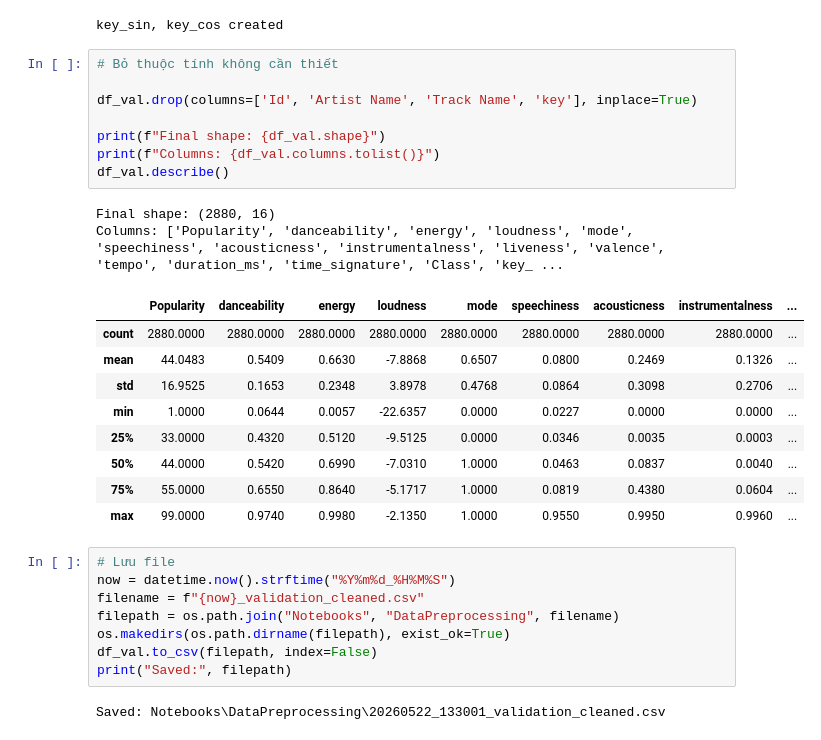
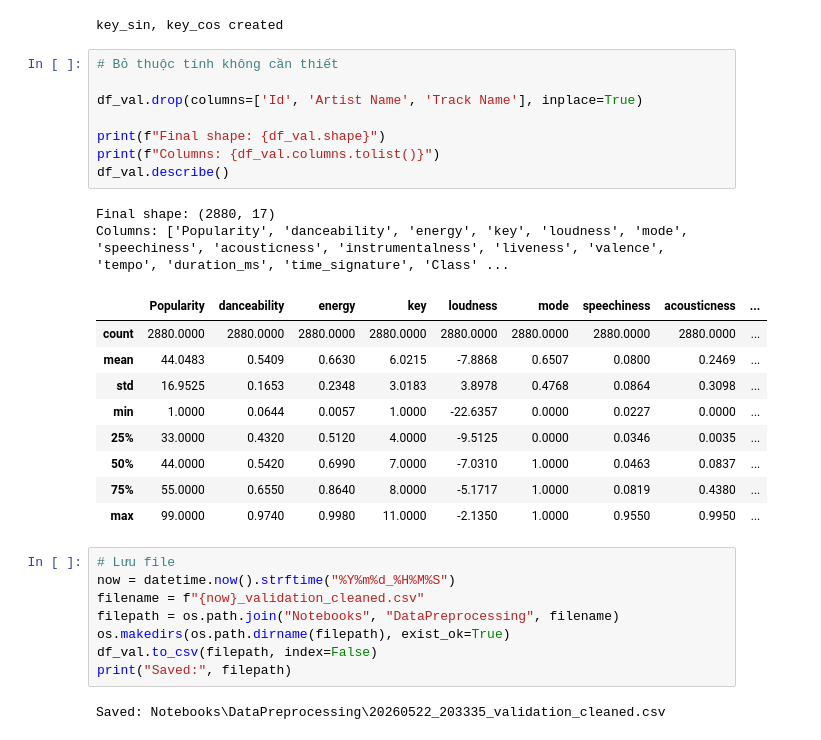
Before and after one commit to Dibenz204/Nhom07_SGU26_ML_MusicGenreClassification, a Jupyter notebook: datapreprocessing_validation.ipynb, the cells around one changed output. Saved outputs shown, nothing was run; the diff lists cells and outputs as text.

```diff
--- a/datapreprocessing_validation.ipynb
+++ b/datapreprocessing_validation.ipynb
@@ -179,23 +179,23 @@ key_sin, key_cos created
 # %%
 # Bỏ thuộc tính không cần thiết
 
-df_val.drop(columns=['Id', 'Artist Name', 'Track Name', 'key'], inplace=True)
+df_val.drop(columns=['Id', 'Artist Name', 'Track Name'], inplace=True)
 
 print(f"Final shape: {df_val.shape}")
 print(f"Columns: {df_val.columns.tolist()}")
 df_val.describe()
 # %% [output]
-Final shape: (2880, 16)
-Columns: ['Popularity', 'danceability', 'energy', 'loudness', 'mode', 'speechiness', 'acousticness', 'instrumentalness', 'liveness', 'valence', 'tempo', 'duration_ms', 'time_signature', 'Class', 'key_ ...
+Final shape: (2880, 17)
+Columns: ['Popularity', 'danceability', 'energy', 'key', 'loudness', 'mode', 'speechiness', 'acousticness', 'instrumentalness', 'liveness', 'valence', 'tempo', 'duration_ms', 'time_signature', 'Class' ...
-|  | Popularity | danceability | energy | loudness | mode | speechiness | acousticness | instrumentalness | ... |
+|  | Popularity | danceability | energy | key | loudness | mode | speechiness | acousticness | ... |
 | count | 2880.0000 | 2880.0000 | 2880.0000 | 2880.0000 | 2880.0000 | 2880.0000 | 2880.0000 | 2880.0000 | ... |
-| mean | 44.0483 | 0.5409 | 0.6630 | -7.8868 | 0.6507 | 0.0800 | 0.2469 | 0.1326 | ... |
-| std | 16.9525 | 0.1653 | 0.2348 | 3.8978 | 0.4768 | 0.0864 | 0.3098 | 0.2706 | ... |
-| min | 1.0000 | 0.0644 | 0.0057 | -22.6357 | 0.0000 | 0.0227 | 0.0000 | 0.0000 | ... |
-| 25% | 33.0000 | 0.4320 | 0.5120 | -9.5125 | 0.0000 | 0.0346 | 0.0035 | 0.0003 | ... |
-| 50% | 44.0000 | 0.5420 | 0.6990 | -7.0310 | 1.0000 | 0.0463 | 0.0837 | 0.0040 | ... |
-| 75% | 55.0000 | 0.6550 | 0.8640 | -5.1717 | 1.0000 | 0.0819 | 0.4380 | 0.0604 | ... |
-| max | 99.0000 | 0.9740 | 0.9980 | -2.1350 | 1.0000 | 0.9550 | 0.9950 | 0.9960 | ... |
+| mean | 44.0483 | 0.5409 | 0.6630 | 6.0215 | -7.8868 | 0.6507 | 0.0800 | 0.2469 | ... |
+| std | 16.9525 | 0.1653 | 0.2348 | 3.0183 | 3.8978 | 0.4768 | 0.0864 | 0.3098 | ... |
+| min | 1.0000 | 0.0644 | 0.0057 | 1.0000 | -22.6357 | 0.0000 | 0.0227 | 0.0000 | ... |
+| 25% | 33.0000 | 0.4320 | 0.5120 | 4.0000 | -9.5125 | 0.0000 | 0.0346 | 0.0035 | ... |
+| 50% | 44.0000 | 0.5420 | 0.6990 | 7.0000 | -7.0310 | 1.0000 | 0.0463 | 0.0837 | ... |
+| 75% | 55.0000 | 0.6550 | 0.8640 | 8.0000 | -5.1717 | 1.0000 | 0.0819 | 0.4380 | ... |
+| max | 99.0000 | 0.9740 | 0.9980 | 11.0000 | -2.1350 | 1.0000 | 0.9550 | 0.9950 | ... |
 # %%
 # Lưu file
 now = datetime.now().strftime("%Y%m%d_%H%M%S")
@@ -205,4 +205,4 @@ os.makedirs(os.path.dirname(filepath), exist_ok=True)
 df_val.to_csv(filepath, index=False)
 print("Saved:", filepath)
 # %% [output]
-Saved: Notebooks\DataPreprocessing\20260522_133001_validation_cleaned.csv
+Saved: Notebooks\DataPreprocessing\20260522_203335_validation_cleaned.csv
```
Also changed, not shown: parts of 1 cell of this notebook, 10 other files.
